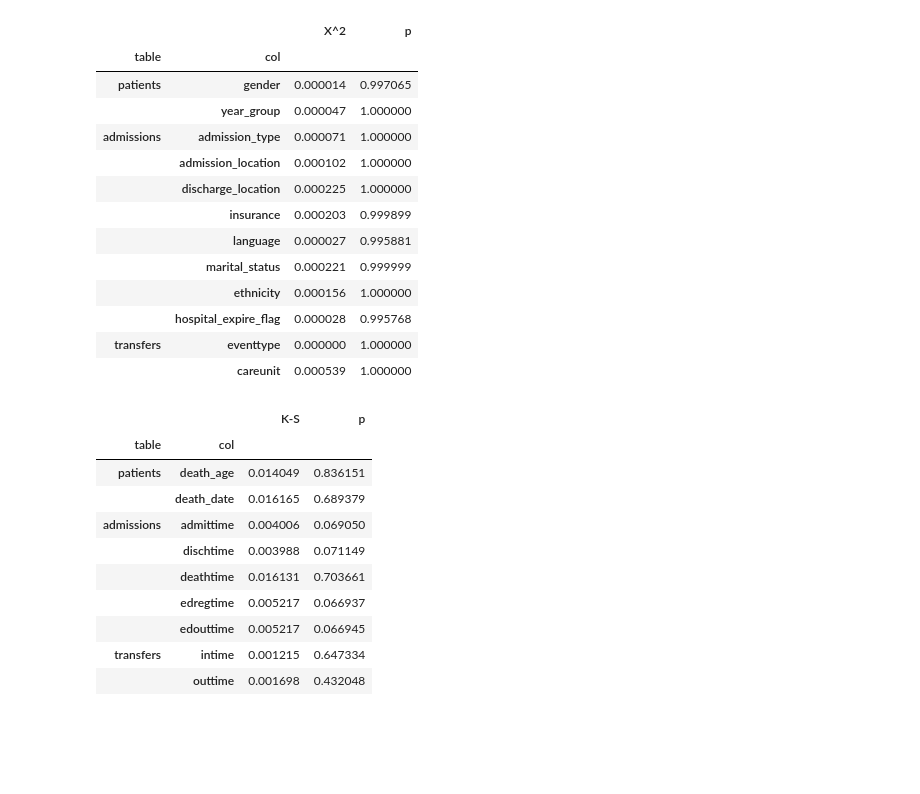
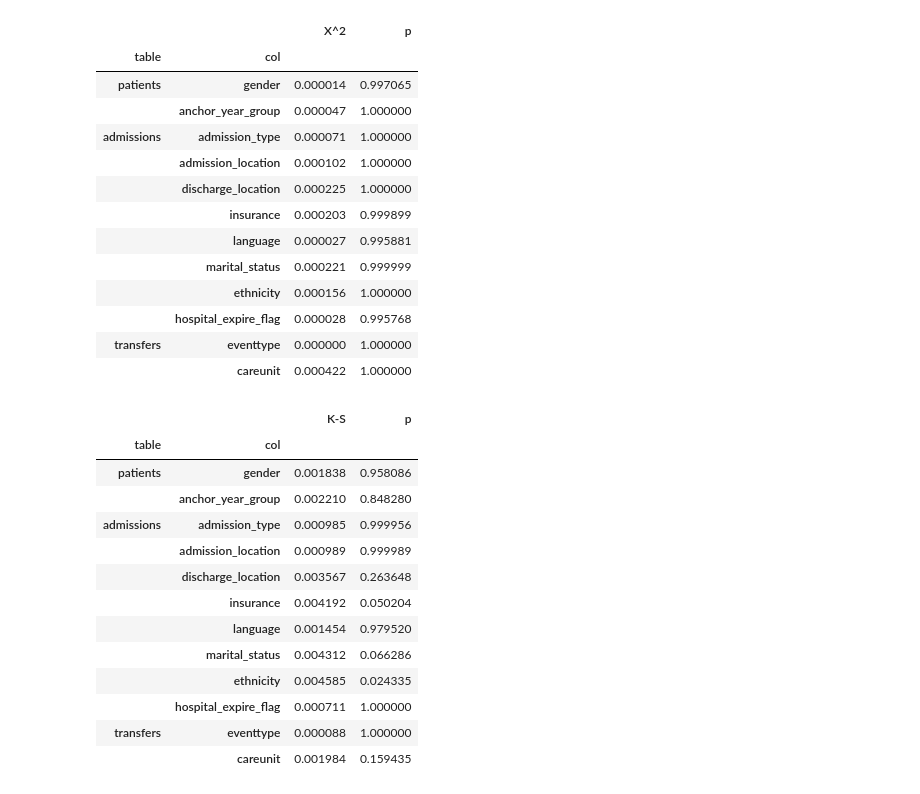
Before and after one commit to pasteur-dev/pasteur, a Jupyter notebook: notebooks/scratch.ipynb, the cells around one changed output. Cells and saved outputs as stored; diff of their text form; code cells hidden in the pictures; blank space fills up the shorter version.

Commit message:
remove relative dates

```diff
--- a/notebooks/scratch.ipynb
+++ b/notebooks/scratch.ipynb
@@ -33,10 +67,4 @@ metadata: Dict = catalog.load("params:mimic_mm_core.metadata")
 # %%
-tables = {
-    "patients": [patients_wrk, patients_ref],
-    "admissions": [admissions_wrk, admissions_ref],
-    "transfers": [transfers_wrk, transfers_ref],
-}
-
 def gen_freq(a, b, cols, is_cat=None, fillna=1e-6, bins=32):
     if isinstance(cols, str):
         cols = [cols]
@@ -53,12 +81,14 @@ def gen_freq(a, b, cols, is_cat=None, fillna=1e-6, bins=32):
             if cat:
                 continue
 
-            c, d = pd.to_numeric(a[col]), pd.to_numeric(b[col])
+            if is_datetime(a[col]):
+                c, d = a[col].dt.day_of_year, b[col].dt.day_of_year
+            else:
+                c, d = pd.to_numeric(a[col]), pd.to_numeric(b[col])
 
             col_bins = np.histogram_bin_edges(c, bins=bins).astype(np.float32)
             a[col] = np.digitize(c, col_bins)
             b[col] = np.digitize(d, col_bins)
-
 
     ## Calculate frequencies of discrete variables
     a, b = a.value_counts(), b.value_counts()
@@ -73,7 +103,7 @@ from scipy.stats import chisquare
 res = []
 for name, (a, b) in tables.items():
     for col in a.keys():
-        if metadata["tables"][name]["fields"][col]["type"] == "categorical":
+        if is_categorical(name, col):
             k, j = gen_freq(a, b, col)
             chi, p = chisquare(k, j)
             # print(f"{name:12}.{col:20}: X^2={chi:3.3f} p={100*p:7.3f}%")
@@ -85,7 +115,7 @@ res.set_index(keys=["table", "col"]).style.background_gradient(axis=0)
 |  |  | X^2 | p |
 | table | col |  |  |
 | patients | gender | 0.000014 | 0.997065 |
-|  | year_group | 0.000047 | 1.000000 |
+|  | anchor_year_group | 0.000047 | 1.000000 |
 | admissions | admission_type | 0.000071 | 1.000000 |
 |  | admission_location | 0.000102 | 1.000000 |
 |  | discharge_location | 0.000225 | 1.000000 |
@@ -95,38 +125,36 @@ res.set_index(keys=["table", "col"]).style.background_gradient(axis=0)
 |  | ethnicity | 0.000156 | 1.000000 |
 |  | hospital_expire_flag | 0.000028 | 0.995768 |
 | transfers | eventtype | 0.000000 | 1.000000 |
-|  | careunit | 0.000539 | 1.000000 |
+|  | careunit | 0.000422 | 1.000000 |
 # %%
 from scipy.stats import ks_2samp
 
 res = []
 for name, (a, b) in tables.items():
     for col in a.keys():
+        if not is_categorical(name, col):
+            continue
         c, d = a[col].dropna(), b[col].dropna()
-        match metadata["tables"][name]["fields"][col]["type"]:
-            case "datetime" | "timespan":
-                c, d = pd.to_numeric(c), pd.to_numeric(d)
-            case "numerical":
-                pass
-            case _:
-                continue
         ks, p = ks_2samp(c, d)
         res.append([name, col, ks, p])
 
 res = pd.DataFrame(res, columns=["table", "col", "K-S", "p"])
 res.set_index(keys=["table", "col"]).style.background_gradient(axis=0)
 # %% [output]
 |  |  | K-S | p |
 | table | col |  |  |
-| patients | death_age | 0.014049 | 0.836151 |
-|  | death_date | 0.016165 | 0.689379 |
-| admissions | admittime | 0.004006 | 0.069050 |
-|  | dischtime | 0.003988 | 0.071149 |
-|  | deathtime | 0.016131 | 0.703661 |
-|  | edregtime | 0.005217 | 0.066937 |
-|  | edouttime | 0.005217 | 0.066945 |
-| transfers | intime | 0.001215 | 0.647334 |
-|  | outtime | 0.001698 | 0.432048 |
+| patients | gender | 0.001838 | 0.958086 |
+|  | anchor_year_group | 0.002210 | 0.848280 |
+| admissions | admission_type | 0.000985 | 0.999956 |
+|  | admission_location | 0.000989 | 0.999989 |
+|  | discharge_location | 0.003567 | 0.263648 |
+|  | insurance | 0.004192 | 0.050204 |
+|  | language | 0.001454 | 0.979520 |
+|  | marital_status | 0.004312 | 0.066286 |
+|  | ethnicity | 0.004585 | 0.024335 |
+|  | hospital_expire_flag | 0.000711 | 1.000000 |
+| transfers | eventtype | 0.000088 | 1.000000 |
+|  | careunit | 0.001984 | 0.159435 |
 # %%
 def get_parent(table):
     match table:
```
Also changed, not shown: parts of 11 cells of this notebook, 2 other files.
